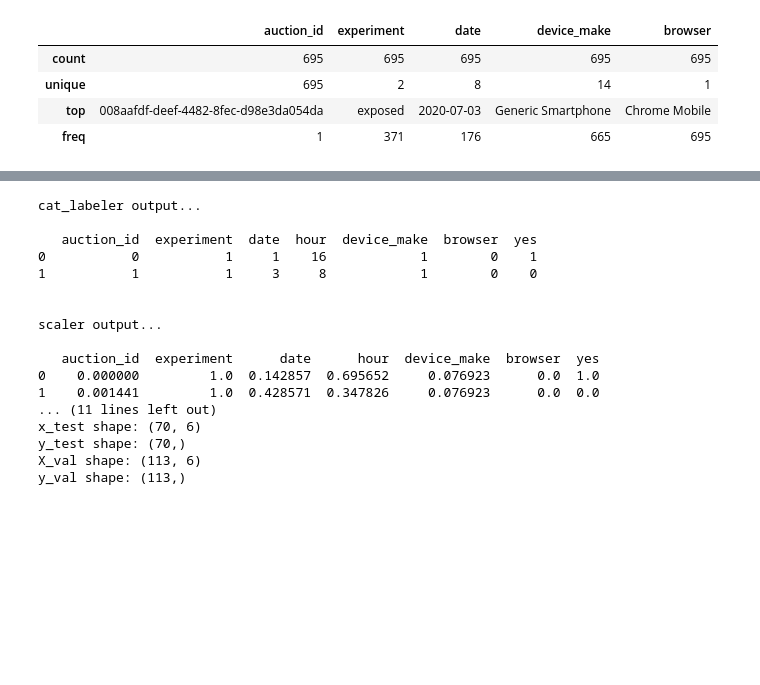
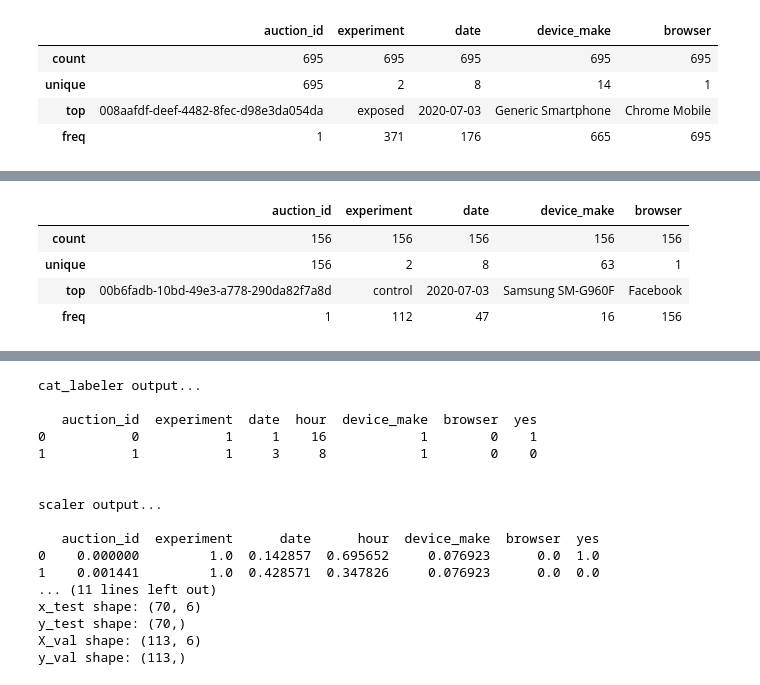
Before and after one commit to Micky373/abtest-mlops, a Jupyter notebook: notebooks/random_forest.ipynb, the cells around one changed output, grey strips where cells are left out. Cells and saved outputs as stored; diff of their text form; code cells hidden in the pictures; blank space fills up the shorter version.

```diff
--- a/notebooks/random_forest.ipynb
+++ b/notebooks/random_forest.ipynb
@@ -122,3 +166,11 @@ ml2_data_clean[cat].describe()
 | unique | 227 | 2 | 8 | 79 | 1 |
 | top | 0016d14a-ae18-4a02-a204-6ba53b52f2ed | exposed | 2020-07-03 | Generic Smartphone | Chrome Mobile WebView |
 | freq | 1 | 180 | 48 | 43 | 227 |
+# %%
+ml3_data_clean[cat].describe()
+# %% [output]
+|  | auction_id | experiment | date | device_make | browser |
+| count | 156 | 156 | 156 | 156 | 156 |
+| unique | 156 | 2 | 8 | 63 | 1 |
+| top | 00b6fadb-10bd-49e3-a778-290da82f7a8d | control | 2020-07-03 | Samsung SM-G960F | Facebook |
+| freq | 1 | 112 | 47 | 16 | 156 |
```
Also changed, not shown: parts of 25 cells of this notebook.
